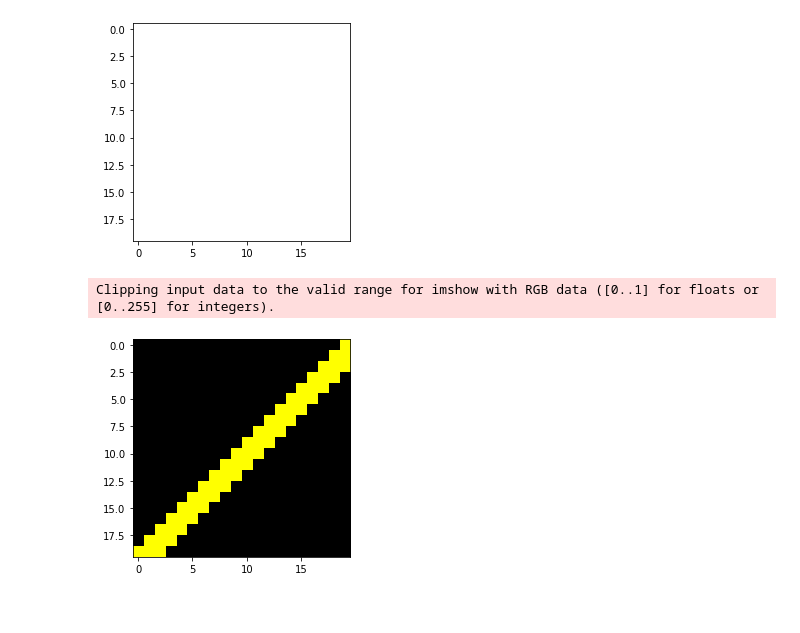
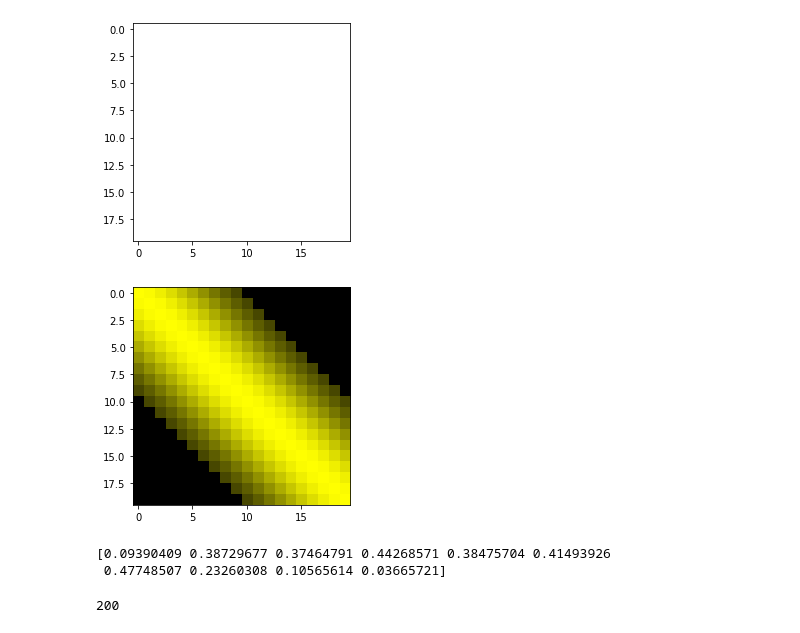
Before and after one commit to kaustav-dutta/Project-8-Track-Reconstruction, a Jupyter notebook: Intensity Gaussian distribution at Tracks.ipynb, the cells around one changed output. Cells and saved outputs as stored; diff of their text form; code cells hidden in the pictures.

```diff
--- a/Intensity Gaussian distribution at Tracks.ipynb
+++ b/Intensity Gaussian distribution at Tracks.ipynb
@@ -85,25 +110,29 @@ plt.show()
 # %%
 sqrt=math.sqrt
 pi=math.pi
-alpha=-0.785398
-sigma=1
+alpha=0.785398
+sigma=4
 ybar=10
 xbar=10
 exp=math.exp
 cos=math.cos
 sin=math.sin
-I0=40
+I0=255
 # %%
 for i in range(0,20):
     for j in range(0,20):
         intensity=I0*exp(-((((j-ybar))*cos(alpha))-(((i-xbar))*sin(alpha)))**2/(2*(sigma)**2))
-        if(intensity>=I0/2):
-            pixel[i,j]=(255,255,0)
+        if(intensity>=I0/4):
+            pixel[i,j]=(intensity,intensity,0)
         else:
             pixel[i][j]=(0,0,0)
 # %%
-plt.imshow(pixel)
+plt.imshow(pixel/255)
 plt.show()
 # %% [output]
-Clipping input data to the valid range for imshow with RGB data ([0..1] for floats or [0..255] for integers).
-[figure, old version]
+[figure, new version]
+# %%
+irand=np.random.randint(0,20,np.random.randint(1,10))
+# %% [output]
+[0.09390409 0.38729677 0.37464791 0.44268571 0.38475704 0.41493926
+ 0.47748507 0.23260308 0.10565614 0.03665721]
@@ -109,0 +146,4 @@ Clipping input data to the valid range for imshow with RGB data ([0..1] for floa
+# %%
+len(y)
+# %% [output]
+200
```
Also changed, not shown: parts of 45 cells of this notebook.
